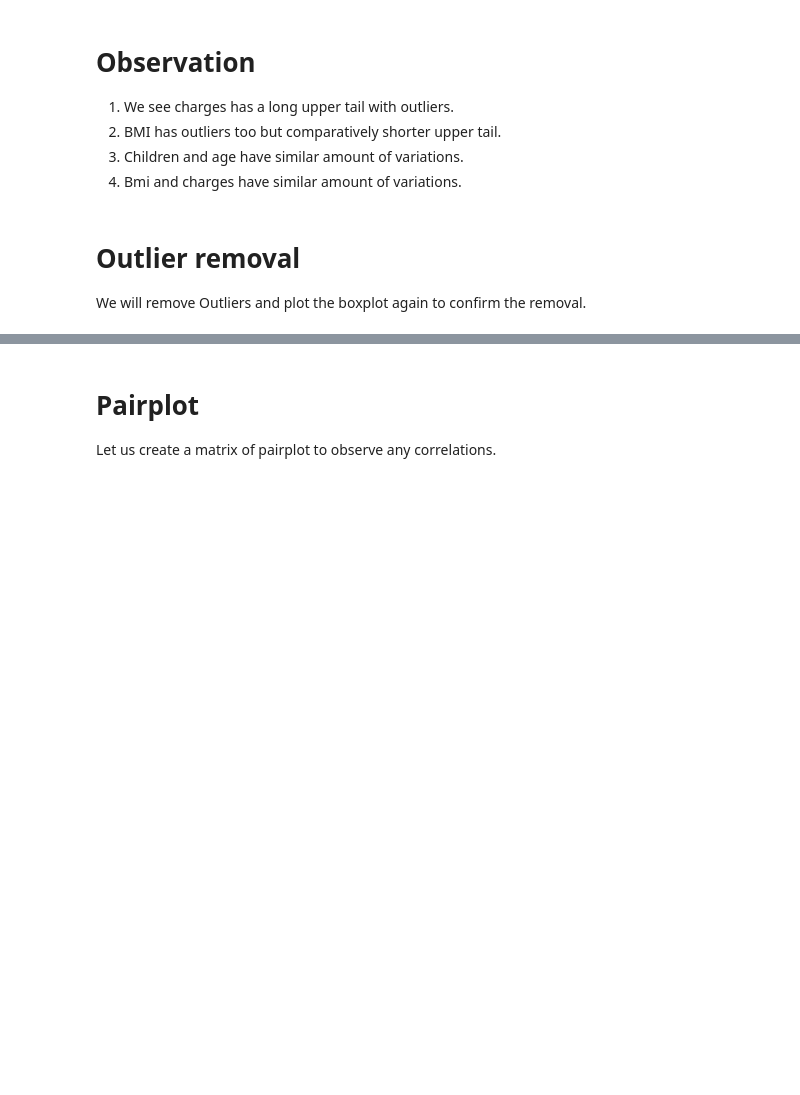
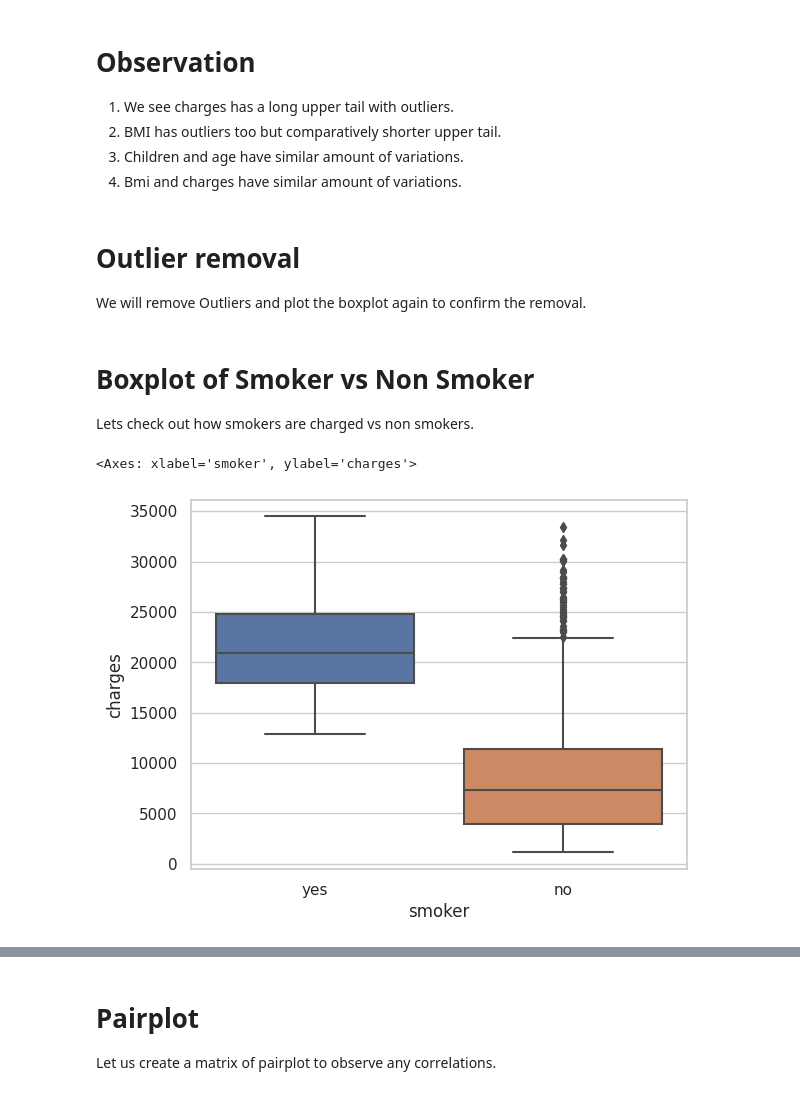
Before and after one commit to amajith000/HW9_P3_MiniProject_Part1, a Jupyter notebook: HW9_MiniProject_Part1 (1).ipynb, the cells around one changed output, grey strips where cells are left out. Cells and saved outputs as stored; diff of their text form; code cells hidden in the pictures; blank space fills up the shorter version.

```diff
--- a/HW9_MiniProject_Part1 (1).ipynb
+++ b/HW9_MiniProject_Part1 (1).ipynb
@@ -117,3 +119,12 @@ def remove_outliers(column):
 
 for i, column in enumerate(numeric_columns):
     df[column] = remove_outliers(df[column])
+# %% [markdown]
+# Boxplot of Smoker vs Non Smoker
+
+Lets check out how smokers are charged vs non smokers.
+# %%
+sns.boxplot(x='smoker', y='charges', data=df)
+# %% [output]
+<Axes: xlabel='smoker', ylabel='charges'>
+[figure, added]
```
Also changed, not shown: parts of 11 cells of this notebook.
